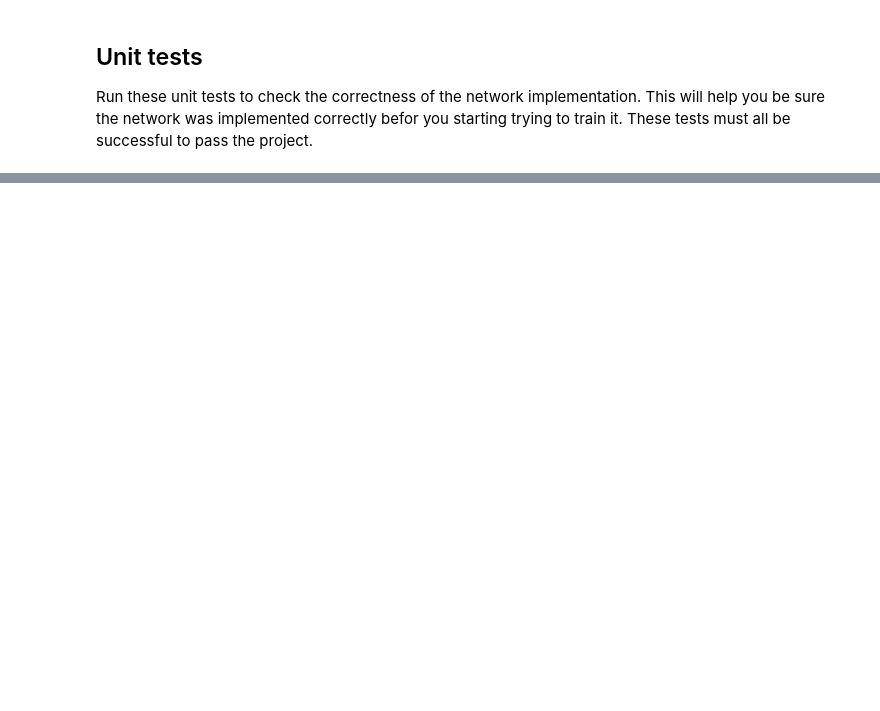
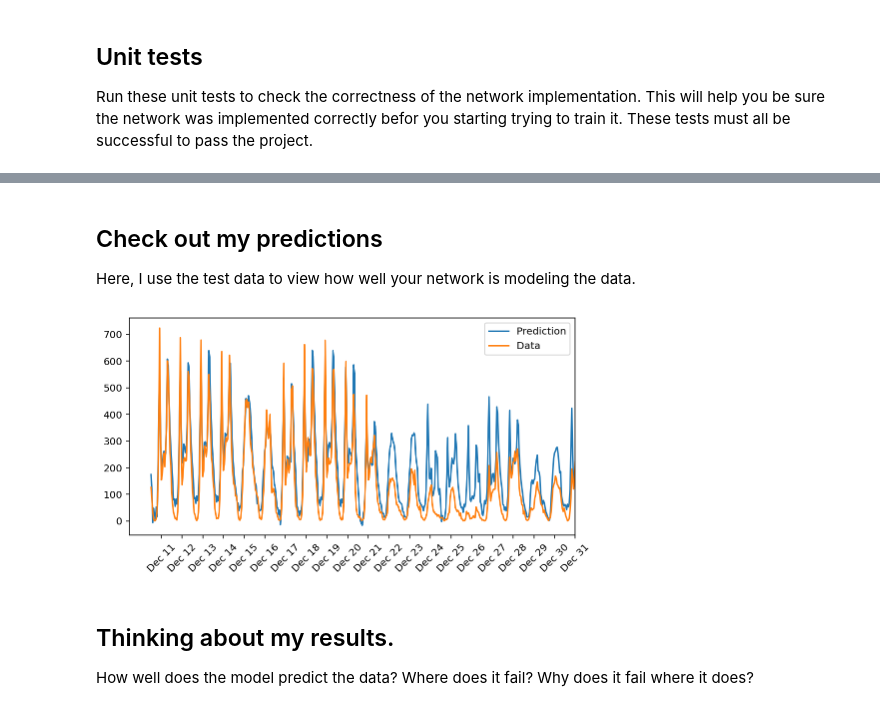
Before and after one commit to samuelkb/Predicting-Bike-Sharing-Data, a Jupyter notebook: Predicting_bike_sharing_data.ipynb, the cells around one changed output, grey strips where cells are left out. Cells and saved outputs as stored; diff of their text form; code cells hidden in the pictures; blank space fills up the shorter version.

```diff
--- a/Predicting_bike_sharing_data.ipynb
+++ b/Predicting_bike_sharing_data.ipynb
@@ -235,0 +295,24 @@ OK
+# %% [markdown]
+## Check out my predictions
+
+Here, I use the test data to view how well your network is modeling the data.
+# %%
+fig, ax = plt.subplots(figsize=(8,4))
+
+mean, std = scaled_features['cnt']
+predictions = network.run(test_features).T*std + mean
+ax.plot(predictions[0], label='Prediction')
+ax.plot((test_targets['cnt']*std + mean).values, label='Data')
+ax.set_xlim(right=len(predictions))
+ax.legend()
+
+dates = pd.to_datetime(rides.iloc[test_data.index]['dteday'])
+dates = dates.apply(lambda d: d.strftime('%b %d'))
+ax.set_xticks(np.arange(len(dates))[12::24])
+_ = ax.set_xticklabels(dates[12::24], rotation=45)
+# %% [output]
+[figure, added]
+# %% [markdown]
+## Thinking about my results.
+
+How well does the model predict the data? Where does it fail? Why does it fail where it does?
```
Also changed, not shown: parts of 7 cells of this notebook, 1 other file.
